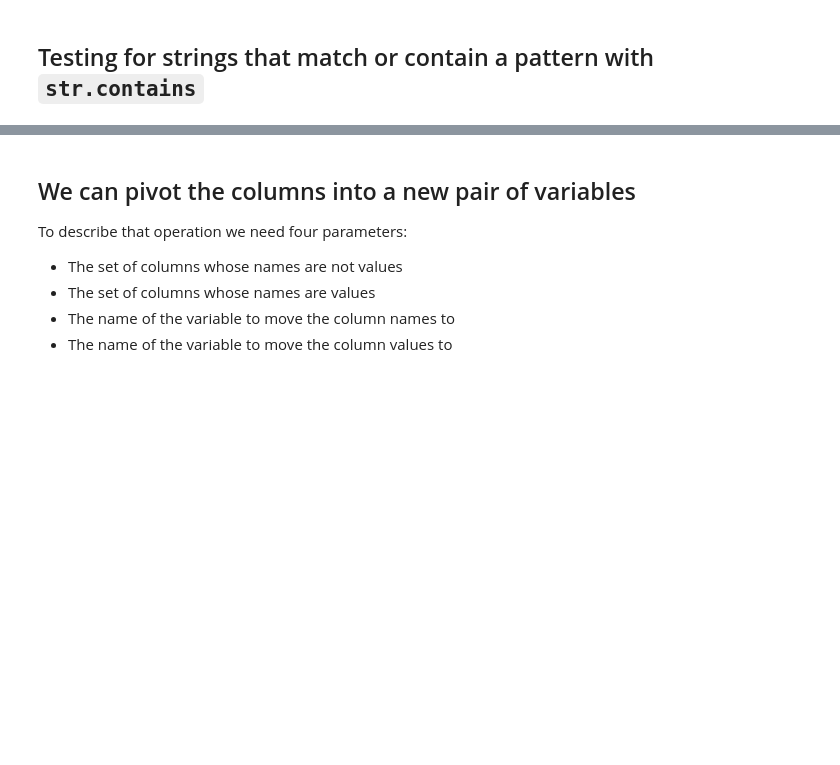
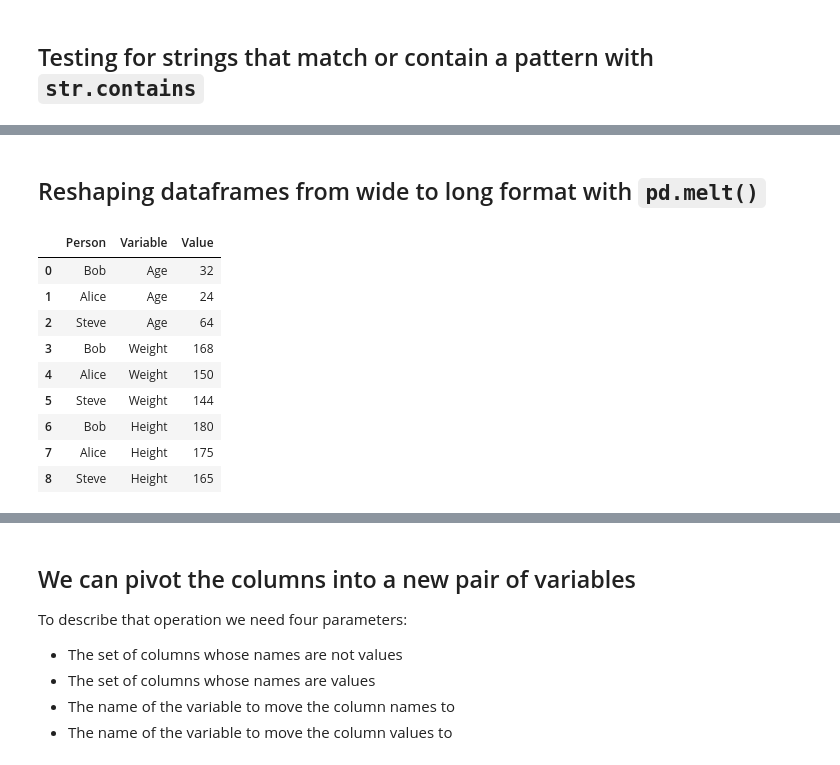
Before and after one commit to datainpoint/classroom-programming-and-data-analysis, a Jupyter notebook: 08-dataframe-wrangling-with-pandas.ipynb, the cells around one changed output, grey strips where cells are left out. Saved outputs shown, nothing was run; the diff lists cells and outputs as text; code cells hidden in the pictures; blank space fills up the shorter version.

```diff
--- a/08-dataframe-wrangling-with-pandas.ipynb
+++ b/08-dataframe-wrangling-with-pandas.ipynb
@@ -1008,0 +1044,17 @@ daily_report[daily_report['Country_Region'].str.contains('land')]
+# %% [markdown]
+## Reshaping dataframes from wide to long format with `pd.melt()`
+# %%
+pd.melt(wide_format,
+        id_vars="Person", value_vars=["Age", "Weight", "Height"],
+        var_name="Variable", value_name="Value")
+# %% [output]
+|  | Person | Variable | Value |
+| 0 | Bob | Age | 32 |
+| 1 | Alice | Age | 24 |
+| 2 | Steve | Age | 64 |
+| 3 | Bob | Weight | 168 |
+| 4 | Alice | Weight | 150 |
+| 5 | Steve | Weight | 144 |
+| 6 | Bob | Height | 180 |
+| 7 | Alice | Height | 175 |
+| 8 | Steve | Height | 165 |
```
Also changed, not shown: parts of 44 cells of this notebook, 1 other file.
